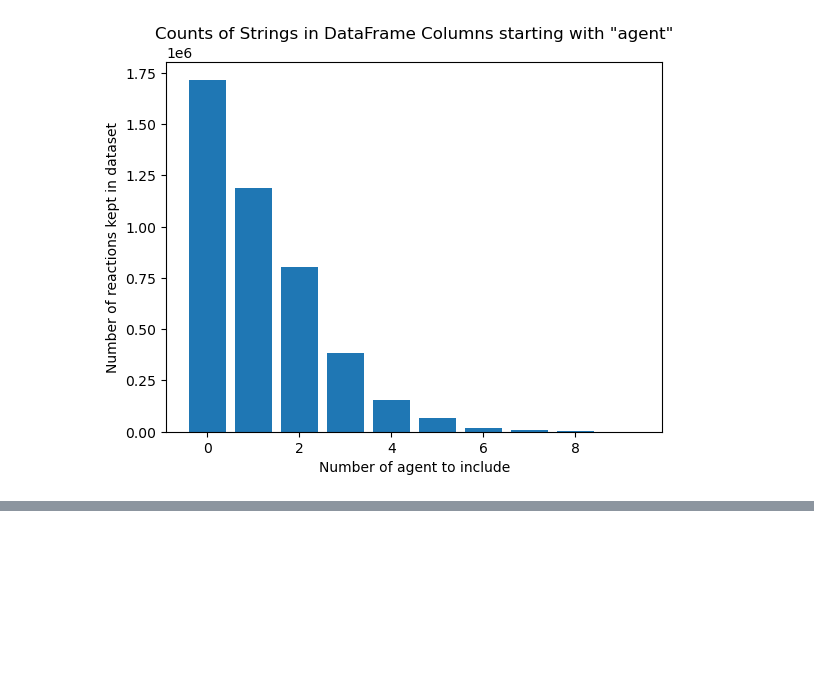
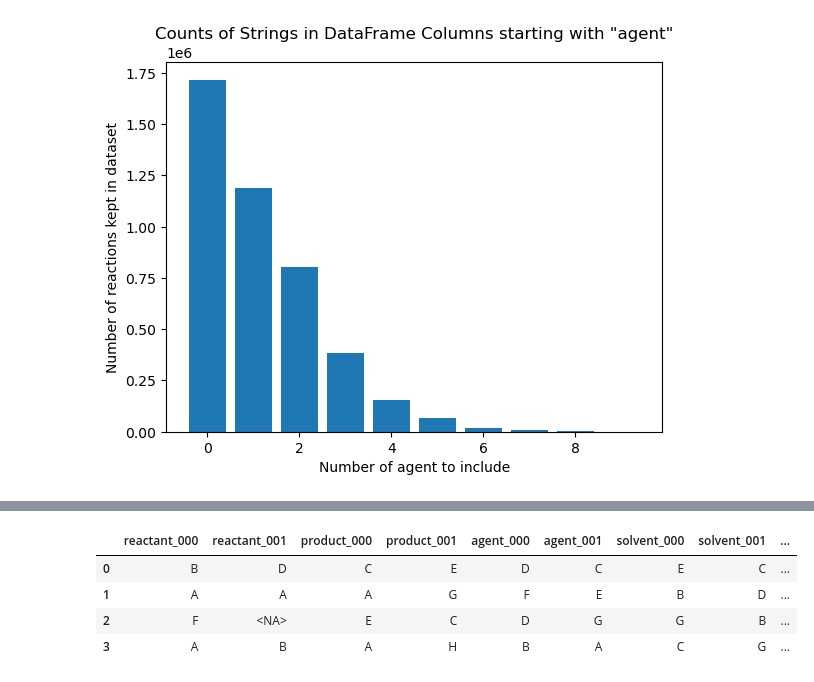
Before and after one commit to sustainable-processes/ORDerly, a Jupyter notebook: notebooks/ORDerly_args_decisions.ipynb, the cells around one changed output, grey strips where cells are left out. Drawn from its saved outputs; the diff is of its cells as text; code cells hidden in the pictures; blank space fills up the shorter version.

```diff
--- a/notebooks/ORDerly_args_decisions.ipynb
+++ b/notebooks/ORDerly_args_decisions.ipynb
@@ -104,0 +153,13 @@ for molecule in ['reactant', 'product', 'solvent', 'catalyst', 'reagent', 'agent
+# %%
+toy_dict = {
+        "reactant_000": ["B", "A", "F", "A"],
+        "reactant_001": ["D", "A", pd.NA, "B"],
+        "product_000": ["C", "A", "E", "A"],
+        "product_001": ["E", "G", "C", "H"],
+        "agent_000": ["D", "F", "D", "B"],
+        "agent_001": ["C", "E", "G", "A"],
+        "solvent_000": ["E", "B", "G", "C"],
+        "solvent_001": ["C", "D", "B", "G"],
+        "solvent_002": ["D", "B", "F", "G"],
+    }
+toy_df = pd.DataFrame(toy_dict)
@@ -104,0 +174,8 @@ for molecule in ['reactant', 'product', 'solvent', 'catalyst', 'reagent', 'agent
+# %%
+toy_df
+# %% [output]
+|  | reactant_000 | reactant_001 | product_000 | product_001 | agent_000 | agent_001 | solvent_000 | solvent_001 | ... |
+| 0 | B | D | C | E | D | C | E | C | ... |
+| 1 | A | A | A | G | F | E | B | D | ... |
+| 2 | F | <NA> | E | C | D | G | G | B | ... |
+| 3 | A | B | A | H | B | A | C | G | ... |
```
Also changed, not shown: parts of 20 cells of this notebook, 9 other files.
